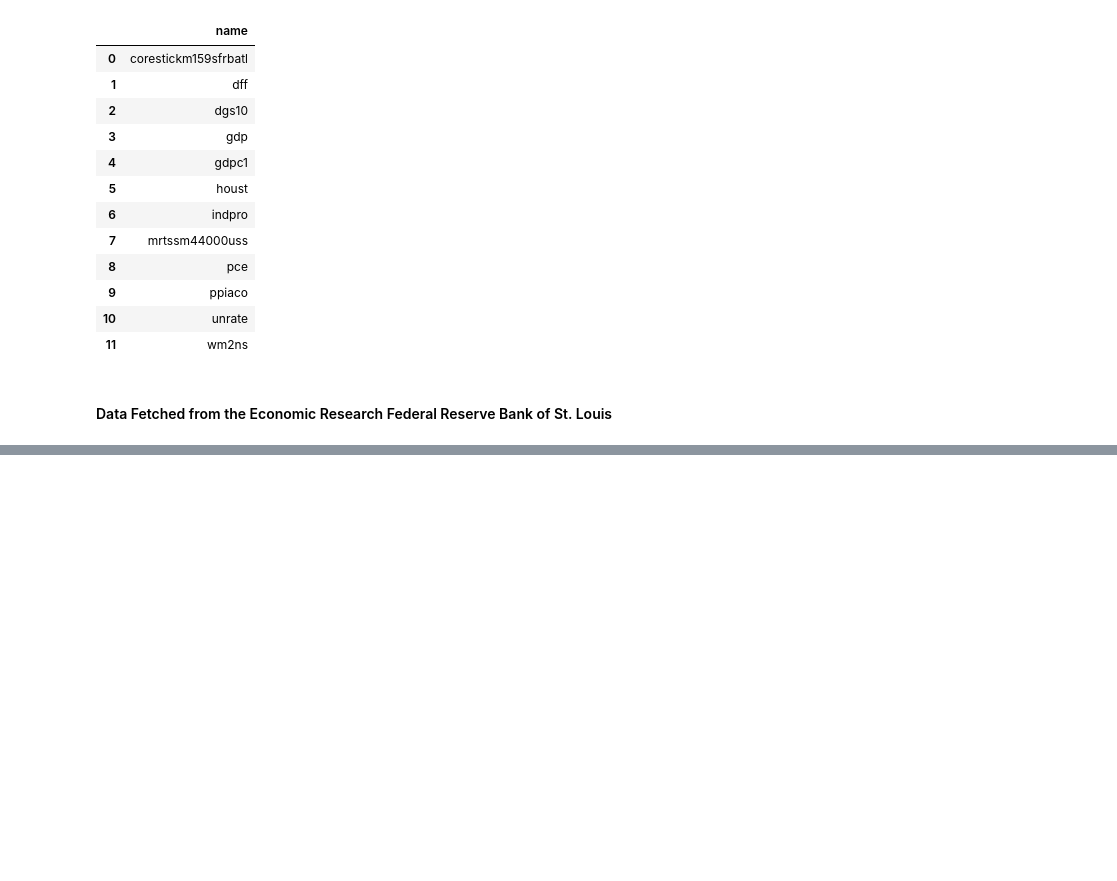
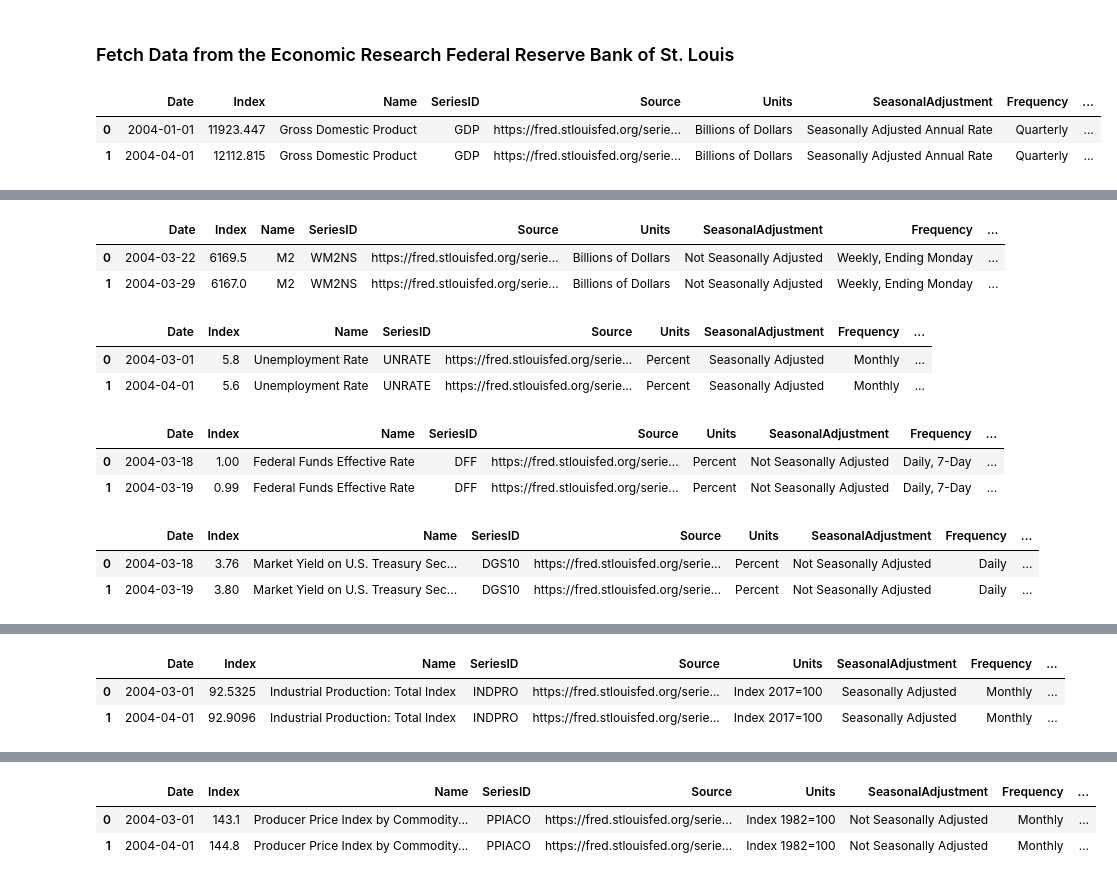
Before and after one commit to jeffreyablack1/FREDDataProject, a Jupyter notebook: run_sql_queries_here.ipynb, the cells around one changed output, grey strips where cells are left out. Cells and saved outputs as stored; diff of their text form; code cells hidden in the pictures; blank space fills up the shorter version.

```diff
--- a/run_sql_queries_here.ipynb
+++ b/run_sql_queries_here.ipynb
@@ -23,29 +23,8 @@ series_ids = ['GDP',
               'MRTSSM44000USS',
               'PPIACO',
               'HOUST']
-# %%
-sql_query = '''
-show tables
-'''
-
-with duckdb.connect('data/fred.db') as con:
-    display(con.sql(sql_query).df())
-# %% [output]
-|  | name |
-| 0 | corestickm159sfrbatl |
-| 1 | dff |
-| 2 | dgs10 |
-| 3 | gdp |
-| 4 | gdpc1 |
-| 5 | houst |
-| 6 | indpro |
-| 7 | mrtssm44000uss |
-| 8 | pce |
-| 9 | ppiaco |
-| 10 | unrate |
-| 11 | wm2ns |
 # %% [markdown]
-#### Data Fetched from the Economic Research Federal Reserve Bank of St. Louis
+### Fetch Data from the Economic Research Federal Reserve Bank of St. Louis
 # %%
 def fetch_series_data(series_id, start_date, end_date):
     """
@@ -137,3 +116,11 @@ def fetch_fred_data(series_ids):
 # %%
 # Fetch data
 dataframes = fetch_fred_data(series_ids)
+
+# Display the fetched DataFrames
+for df in dataframes:
+    display(df.head(2))
+# %% [output]
+|  | Date | Index | Name | SeriesID | Source | Units | SeasonalAdjustment | Frequency | ... |
+| 0 | 2004-01-01 | 11923.447 | Gross Domestic Product | GDP | https://fred.stlouisfed.org/serie... | Billions of Dollars | Seasonally Adjusted Annual Rate | Quarterly | ... |
+| 1 | 2004-04-01 | 12112.815 | Gross Domestic Product | GDP | https://fred.stlouisfed.org/serie... | Billions of Dollars | Seasonally Adjusted Annual Rate | Quarterly | ... |
@@ -139,0 +133,12 @@ dataframes = fetch_fred_data(series_ids)
+|  | Date | Index | Name | SeriesID | Source | Units | SeasonalAdjustment | Frequency | ... |
+| 0 | 2004-03-22 | 6169.5 | M2 | WM2NS | https://fred.stlouisfed.org/serie... | Billions of Dollars | Not Seasonally Adjusted | Weekly, Ending Monday | ... |
+| 1 | 2004-03-29 | 6167.0 | M2 | WM2NS | https://fred.stlouisfed.org/serie... | Billions of Dollars | Not Seasonally Adjusted | Weekly, Ending Monday | ... |
+|  | Date | Index | Name | SeriesID | Source | Units | SeasonalAdjustment | Frequency | ... |
+| 0 | 2004-03-01 | 5.8 | Unemployment Rate | UNRATE | https://fred.stlouisfed.org/serie... | Percent | Seasonally Adjusted | Monthly | ... |
+| 1 | 2004-04-01 | 5.6 | Unemployment Rate | UNRATE | https://fred.stlouisfed.org/serie... | Percent | Seasonally Adjusted | Monthly | ... |
+|  | Date | Index | Name | SeriesID | Source | Units | SeasonalAdjustment | Frequency | ... |
+| 0 | 2004-03-18 | 1.00 | Federal Funds Effective Rate | DFF | https://fred.stlouisfed.org/serie... | Percent | Not Seasonally Adjusted | Daily, 7-Day | ... |
+| 1 | 2004-03-19 | 0.99 | Federal Funds Effective Rate | DFF | https://fred.stlouisfed.org/serie... | Percent | Not Seasonally Adjusted | Daily, 7-Day | ... |
+|  | Date | Index | Name | SeriesID | Source | Units | SeasonalAdjustment | Frequency | ... |
+| 0 | 2004-03-18 | 3.76 | Market Yield on U.S. Treasury Sec... | DGS10 | https://fred.stlouisfed.org/serie... | Percent | Not Seasonally Adjusted | Daily | ... |
+| 1 | 2004-03-19 | 3.80 | Market Yield on U.S. Treasury Sec... | DGS10 | https://fred.stlouisfed.org/serie... | Percent | Not Seasonally Adjusted | Daily | ... |
@@ -139,0 +148,3 @@ dataframes = fetch_fred_data(series_ids)
+|  | Date | Index | Name | SeriesID | Source | Units | SeasonalAdjustment | Frequency | ... |
+| 0 | 2004-03-01 | 92.5325 | Industrial Production: Total Index | INDPRO | https://fred.stlouisfed.org/serie... | Index 2017=100 | Seasonally Adjusted | Monthly | ... |
+| 1 | 2004-04-01 | 92.9096 | Industrial Production: Total Index | INDPRO | https://fred.stlouisfed.org/serie... | Index 2017=100 | Seasonally Adjusted | Monthly | ... |
@@ -139,0 +154,3 @@ dataframes = fetch_fred_data(series_ids)
+|  | Date | Index | Name | SeriesID | Source | Units | SeasonalAdjustment | Frequency | ... |
+| 0 | 2004-03-01 | 143.1 | Producer Price Index by Commodity... | PPIACO | https://fred.stlouisfed.org/serie... | Index 1982=100 | Not Seasonally Adjusted | Monthly | ... |
+| 1 | 2004-04-01 | 144.8 | Producer Price Index by Commodity... | PPIACO | https://fred.stlouisfed.org/serie... | Index 1982=100 | Not Seasonally Adjusted | Monthly | ... |
```
Also changed, not shown: parts of 10 cells of this notebook.
